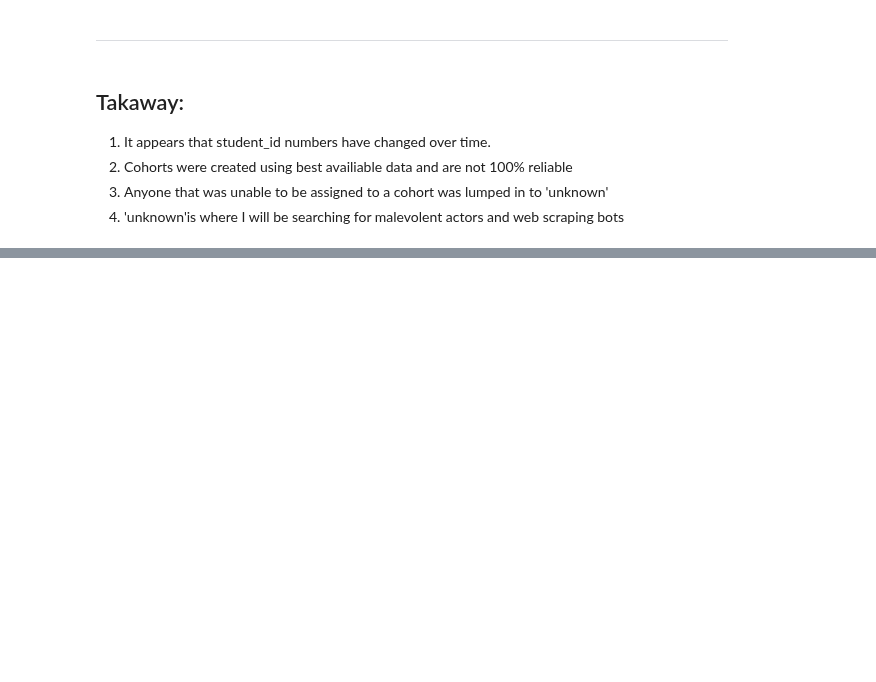
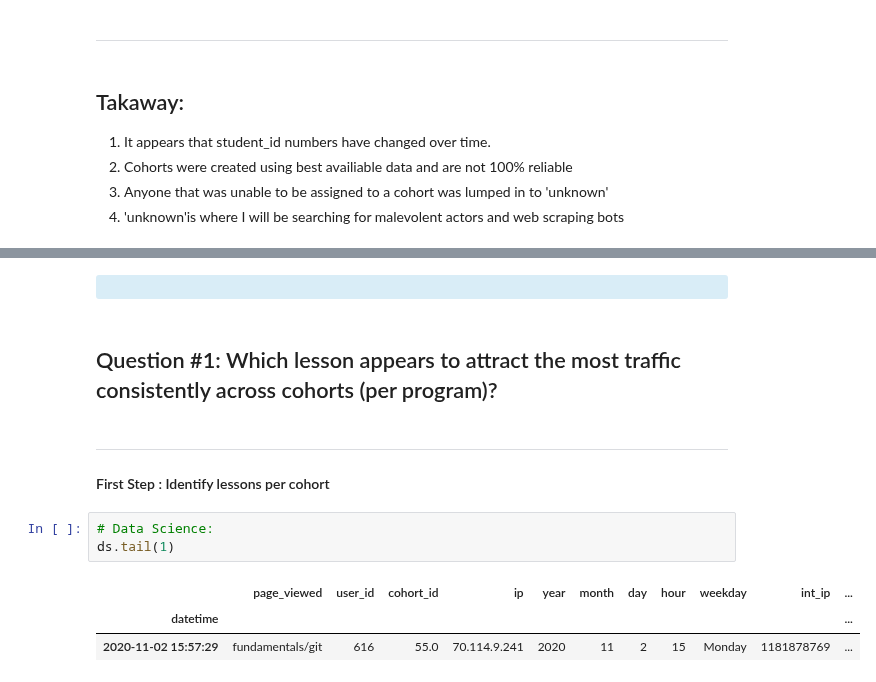
Before and after one commit to CSolitaire/anomaly-detection-exercises, a Jupyter notebook: anomaly_detection_mini_project.ipynb, the cells around one changed output, grey strips where cells are left out. Drawn from its saved outputs; the diff is of its cells as text; blank space fills up the shorter version.

Commit message:
Question 1

```diff
--- a/anomaly_detection_mini_project.ipynb
+++ b/anomaly_detection_mini_project.ipynb
@@ -411,0 +412,14 @@ explore.cohort_id(df, year, month, day, hour)
+# %% [markdown]
+<div class="alert alert-block alert-info"><b></b></div>
+# %% [markdown]
+## Question #1: Which lesson appears to attract the most traffic consistently across cohorts (per program)?
+# %% [markdown]
+****
+#### First Step : Identify lessons per cohort
+# %%
+# Data Science:
+ds.tail(1)
+# %% [output]
+|  | page_viewed | user_id | cohort_id | ip | year | month | day | hour | weekday | int_ip | ... |
+| datetime |  |  |  |  |  |  |  |  |  |  | ... |
+| 2020-11-02 15:57:29 | fundamentals/git | 616 | 55.0 | 70.114.9.241 | 2020 | 11 | 2 | 15 | Monday | 1181878769 | ... |
```
Also changed, not shown: parts of 18 cells of this notebook.
